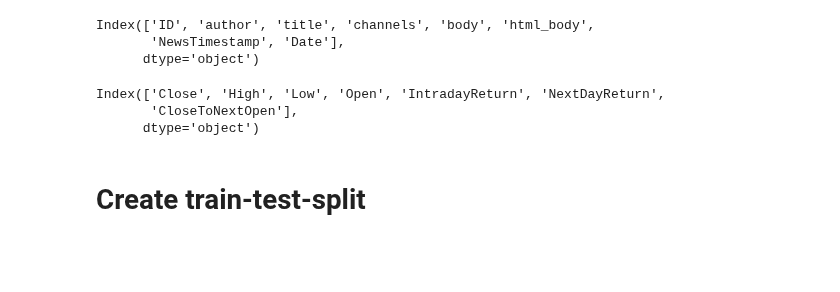
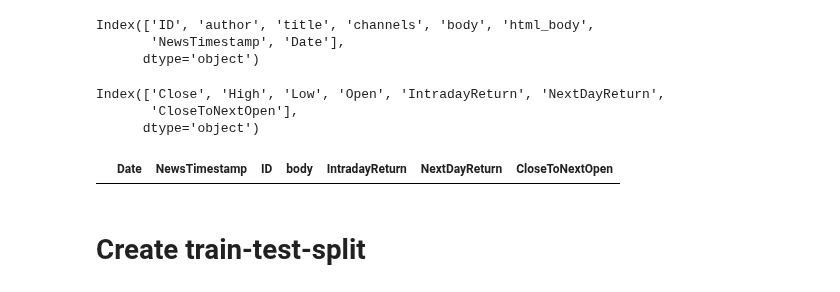
Before and after one commit to adrianbeer/LLM-News-Trading, a Jupyter notebook: src/preprocessing/data_merger.ipynb, the cells around one changed output. Drawn from its saved outputs; the diff is of its cells as text; code cells hidden in the pictures; blank space fills up the shorter version.

```diff
--- a/src/preprocessing/data_merger.ipynb
+++ b/src/preprocessing/data_merger.ipynb
@@ -105,3 +105,7 @@ Index(['Close', 'High', 'Low', 'Open', 'IntradayReturn', 'NextDayReturn',
       dtype='object')
 # %%
 dataset = stories[["Date", "NewsTimestamp", "ID", "body"]].merge(stocks[["IntradayReturn", "NextDayReturn", "CloseToNextOpen"]], on=["Date", "ID"], how="inner")
+# %%
+dataset[dataset.isna().sum(axis=1) > 0]
+# %% [output]
+|  | Date | NewsTimestamp | ID | body | IntradayReturn | NextDayReturn | CloseToNextOpen |
```
Also changed, not shown: parts of 5 cells of this notebook, 7 other files.
